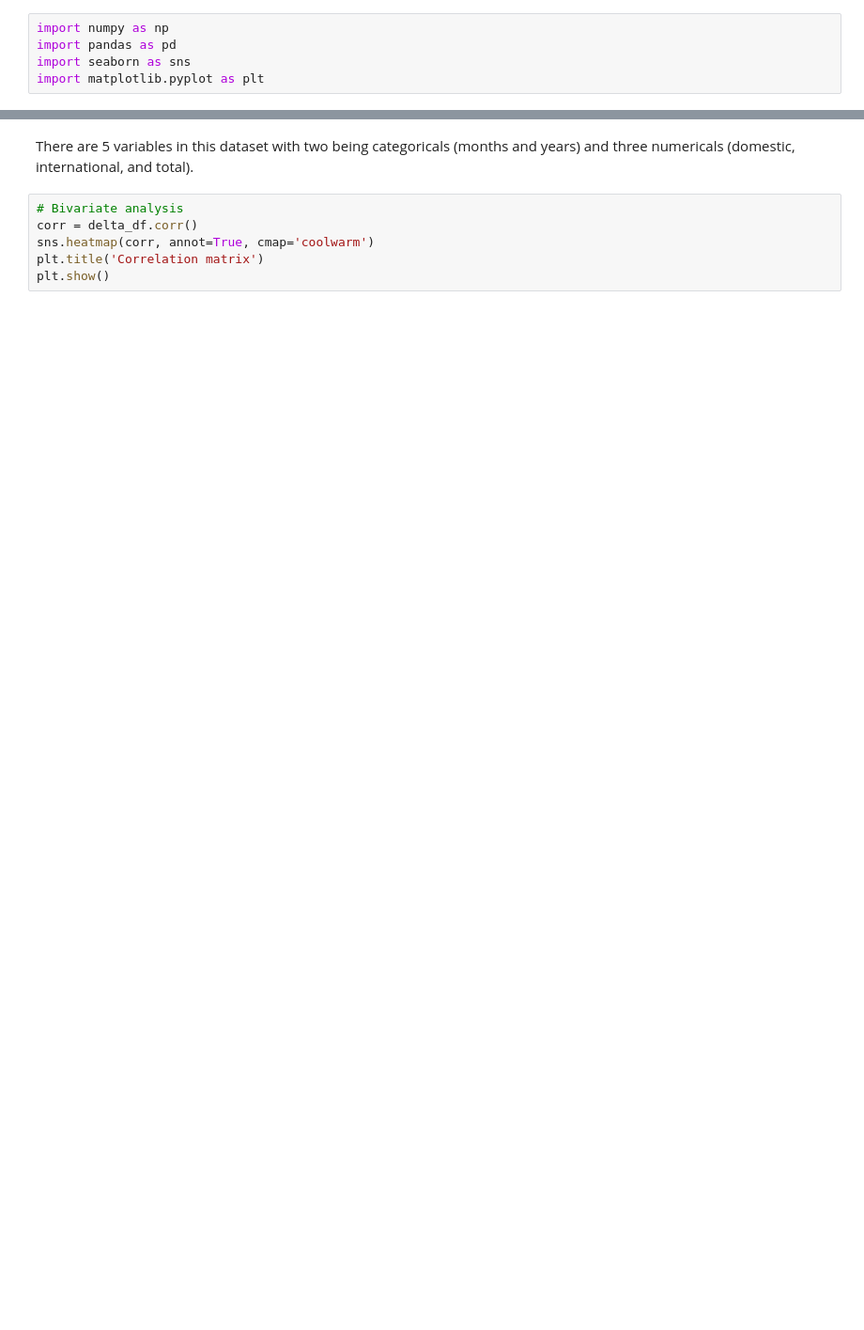
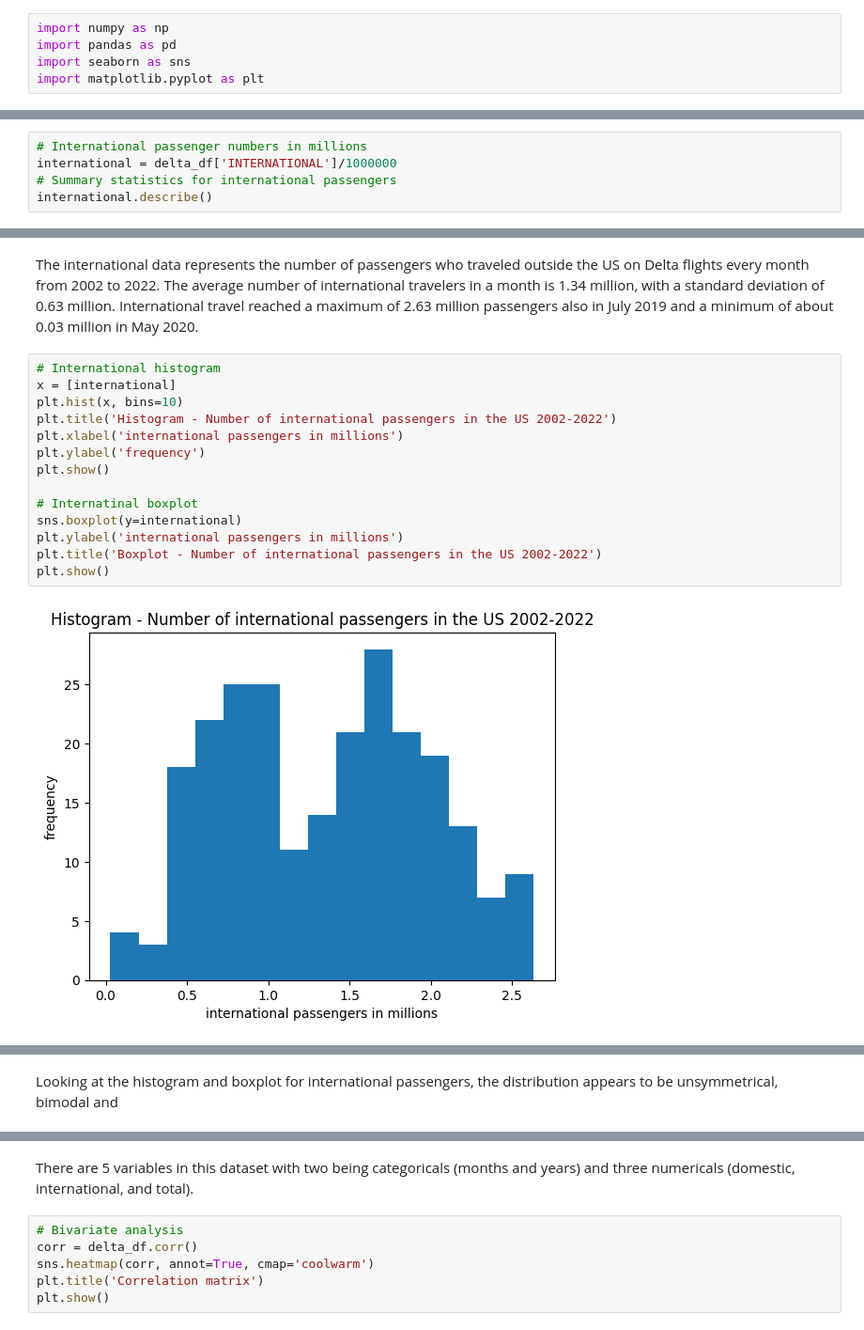
Before and after one commit to asnth68/Data-Science-midterm, a Jupyter notebook: Midterm_data.ipynb, the cells around one changed output, grey strips where cells are left out. Shown at 94% size. Saved outputs shown, nothing was run; the diff lists cells and outputs as text; blank space fills up the shorter version.

```diff
--- a/Midterm_data.ipynb
+++ b/Midterm_data.ipynb
@@ -52,0 +79,5 @@ max    2022.00000   12.000000  1.296533e+07   2.634252e+06  1.559958e+07
+# %%
+# International passenger numbers in millions
+international = delta_df['INTERNATIONAL']/1000000
+# Summary statistics for international passengers
+international.describe()
@@ -52,0 +94,18 @@ max    2022.00000   12.000000  1.296533e+07   2.634252e+06  1.559958e+07
+# %% [markdown]
+The international data represents the number of passengers who traveled outside the US on Delta flights every month from 2002 to 2022. The average number of international travelers in a month is 1.34 million, with a standard deviation of 0.63 million. International travel reached a maximum of 2.63 million passengers also in July 2019 and a minimum of about 0.03 million in May 2020.
+# %%
+# International histogram
+x = [international]
+plt.hist(x, bins=10)
+plt.title('Histogram - Number of international passengers in the US 2002-2022')
+plt.xlabel('international passengers in millions')
+plt.ylabel('frequency')
+plt.show()
+
+# Internatinal boxplot
+sns.boxplot(y=international)
+plt.ylabel('international passengers in millions')
+plt.title('Boxplot - Number of international passengers in the US 2002-2022')
+plt.show()
+# %% [output]
+[figure, added]
@@ -52,0 +113,2 @@ max    2022.00000   12.000000  1.296533e+07   2.634252e+06  1.559958e+07
+# %% [markdown]
+Looking at the histogram and boxplot for international passengers, the distribution appears to be unsymmetrical, bimodal and
```
Also changed, not shown: parts of 17 cells of this notebook.
